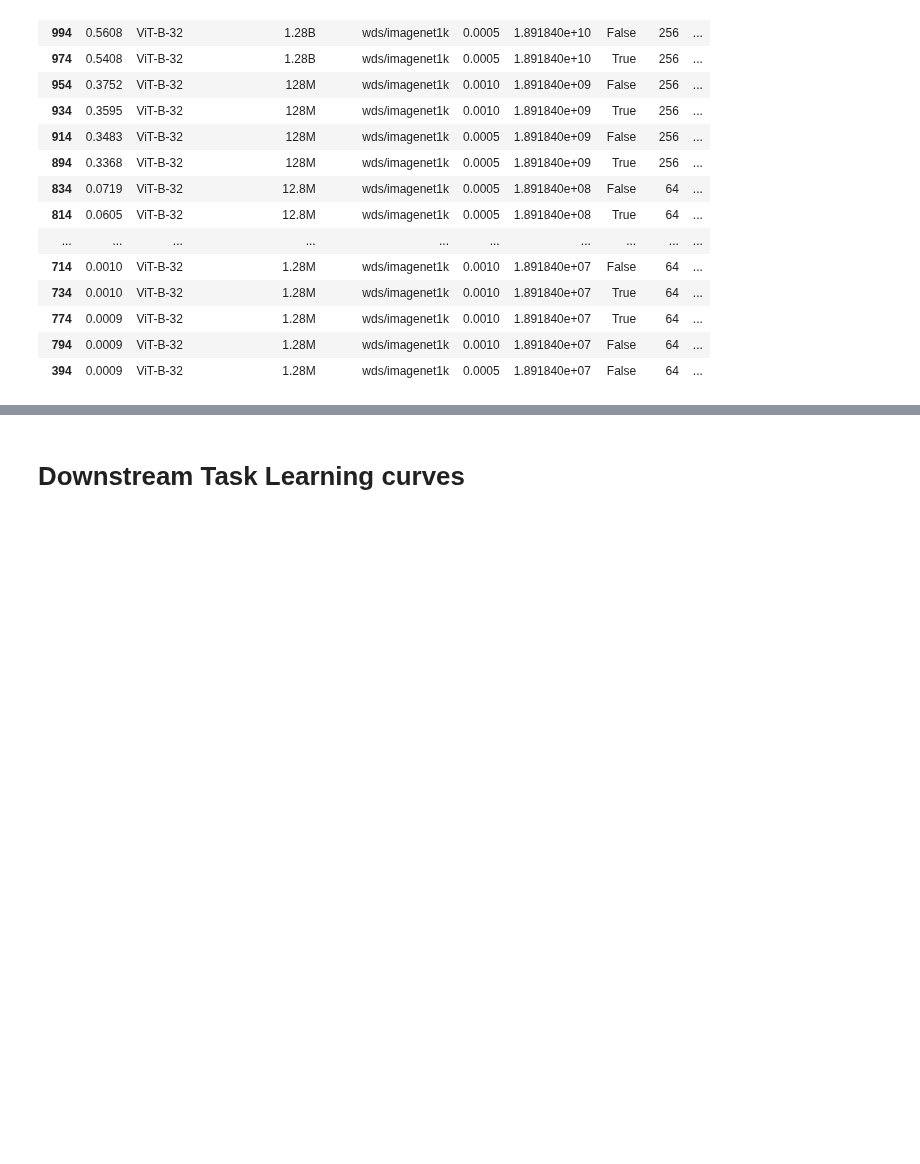
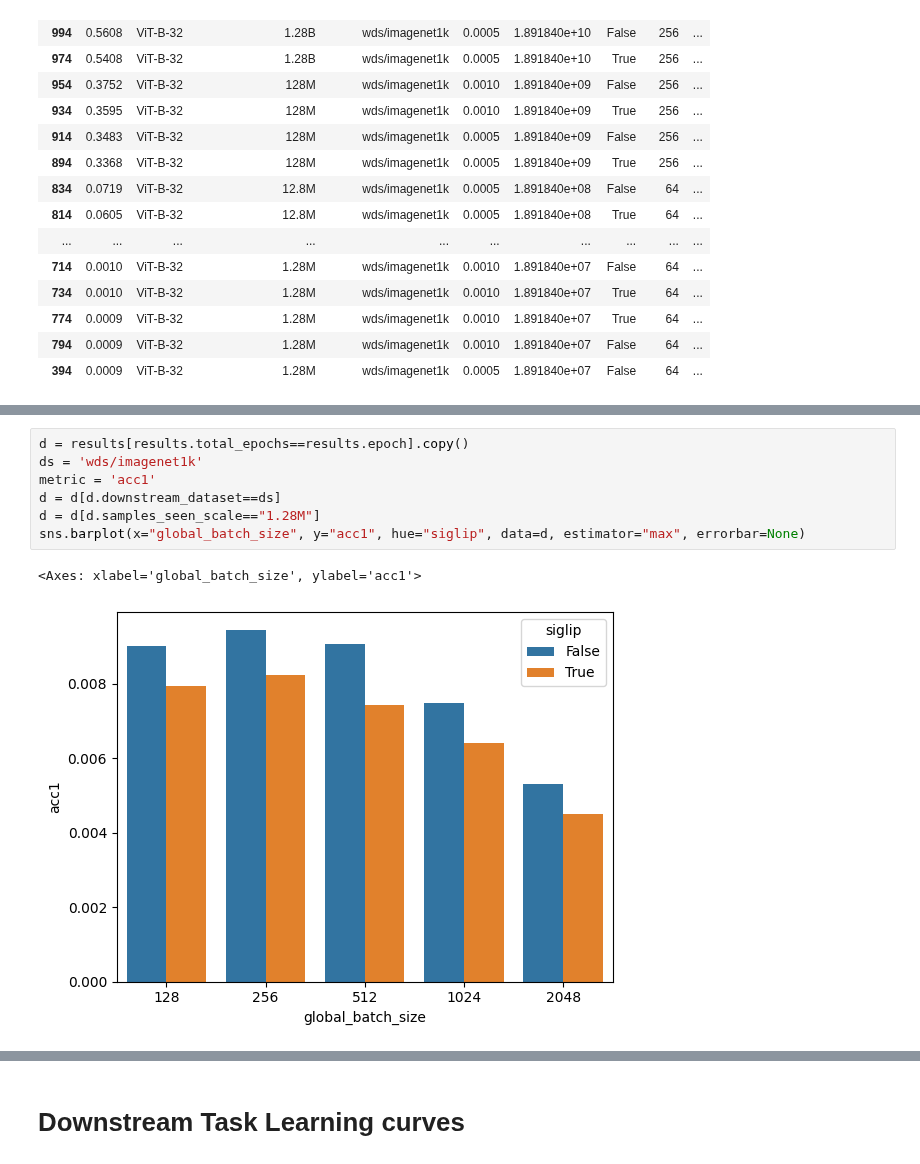
Before and after one commit to SLAMPAI/open_clip_scaling, a Jupyter notebook: results.ipynb, the cells around one changed output, grey strips where cells are left out. Cells and saved outputs as stored; diff of their text form; blank space fills up the shorter version.

Commit message:
update results

```diff
--- a/results.ipynb
+++ b/results.ipynb
@@ -113,3 +98,13 @@ sns.barplot(x="global_batch_size", y="acc1", hue="lr", data=d, estimator="max",
 # %% [output]
 <Axes: xlabel='global_batch_size', ylabel='acc1'>
 [figure]
+# %%
+d = results[results.total_epochs==results.epoch].copy()
+ds = 'wds/imagenet1k'
+metric = 'acc1'
+d = d[d.downstream_dataset==ds]
+d = d[d.samples_seen_scale=="1.28M"]
+sns.barplot(x="global_batch_size", y="acc1", hue="siglip", data=d, estimator="max", errorbar=None)
+# %% [output]
+<Axes: xlabel='global_batch_size', ylabel='acc1'>
+[figure, added]
```
Also changed, not shown: parts of 4 cells of this notebook.
